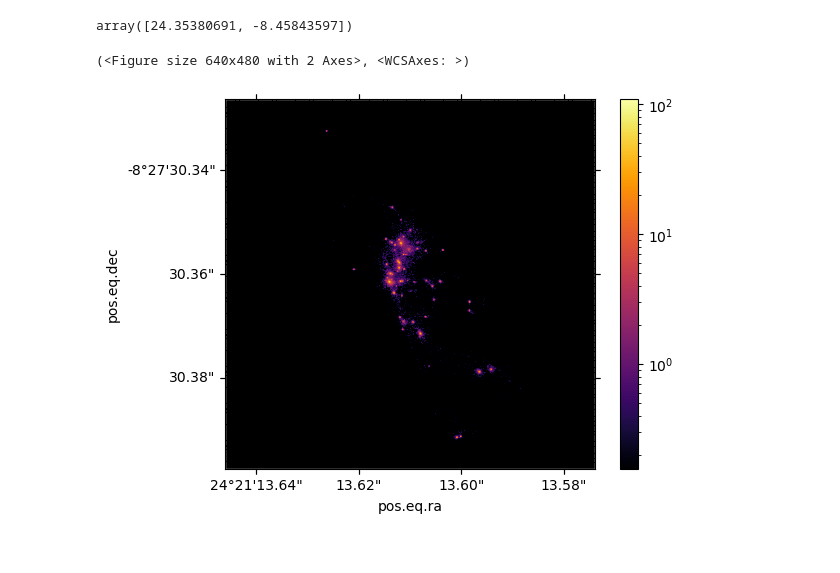
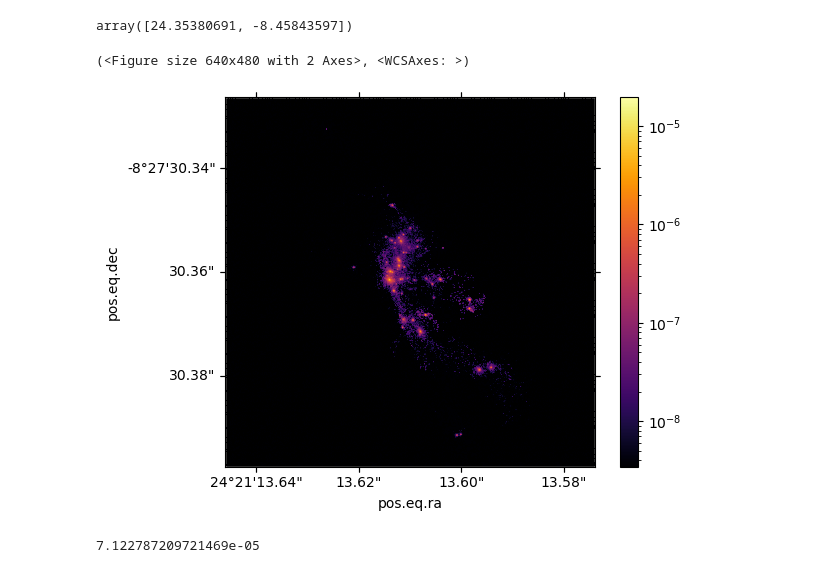
Before and after one commit to aetherumd/silmaril, a Jupyter notebook: docs/source/notebooks/sunrise.ipynb, the cells around one changed output. Cells and saved outputs as stored; diff of their text form; code cells hidden in the pictures.

```diff
--- a/docs/source/notebooks/sunrise.ipynb
+++ b/docs/source/notebooks/sunrise.ipynb
@@ -33,11 +31,15 @@ lens.trace_points([[24.3468342,-8.4645026]],6.2)
 # %% [output]
 array([24.35380691, -8.45843597])
 # %%
-galaxy = Galaxy("pos_00447_468_99_myr.txt",redshift=6.2,size=200,center=SkyCoord(24.35378054, -8.45843384,unit="deg"))
-observation = Observation(detector,lens,galaxy)
+galaxy = silmaril.Galaxy("pos_00447_468_99_myr.txt",redshift=6.2,size=200,center=astropy.coordinates.SkyCoord(24.35378054, -8.45843384,unit="deg"))
+observation = silmaril.Observation(detector,lens,galaxy)
 # %%
-galaxy.plot(resolution=500,norm=LogNorm())
+galaxy.plot(resolution=1000)
 # %% [output]
 (<Figure size 640x480 with 2 Axes>, <WCSAxes: >)
-[figure, old version]
+[figure, new version]
+# %%
+galaxy.pixel_scale(resolution=1000,zoom_factor=1)
+# %% [output]
+7.122787209721469e-05
 # %%
```
Also changed, not shown: parts of 10 cells of this notebook, 18 other files.
